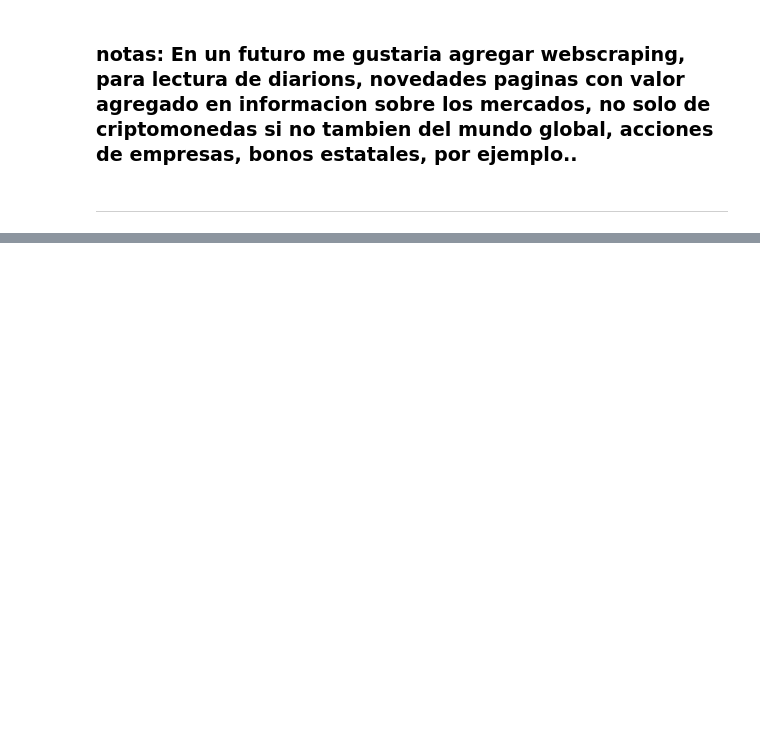
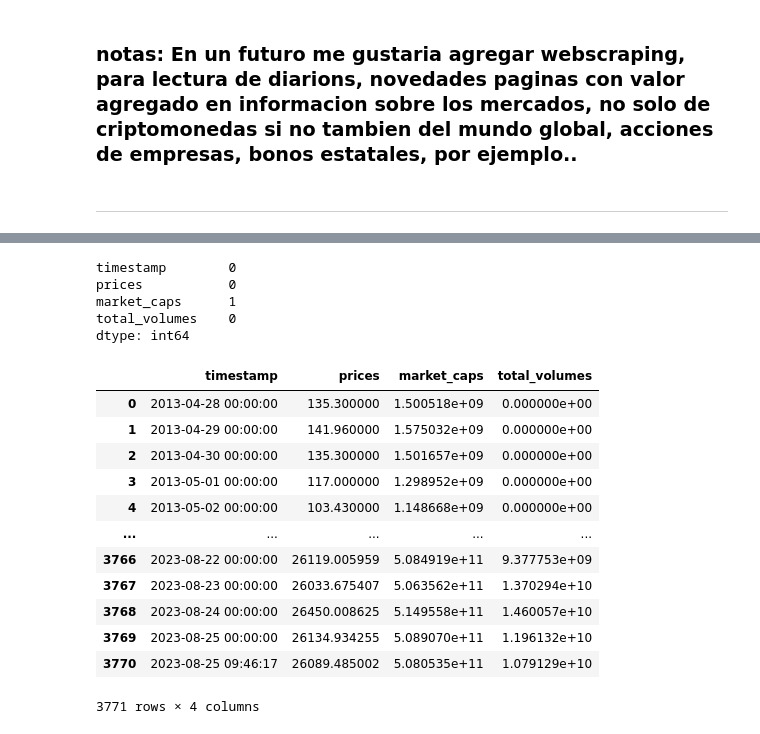
Before and after one commit to Lucaramallo/Cripto_analisis_lucaramallo, a Jupyter notebook: ETLs/ETL_Coingecko_API.ipynb, the cells around one changed output, grey strips where cells are left out. Drawn from its saved outputs; the diff is of its cells as text; code cells hidden in the pictures; blank space fills up the shorter version.

```diff
--- a/ETLs/ETL_Coingecko_API.ipynb
+++ b/ETLs/ETL_Coingecko_API.ipynb
@@ -1372,0 +1427,24 @@ _________________________________________
+# %%
+df_bit.isnull().sum()
+# %% [output]
+timestamp        0
+prices           0
+market_caps      1
+total_volumes    0
+dtype: int64
+# %%
+df_bit.drop_duplicates()
+# %% [output]
+|  | timestamp | prices | market_caps | total_volumes |
+| 0 | 2013-04-28 00:00:00 | 135.300000 | 1.500518e+09 | 0.000000e+00 |
+| 1 | 2013-04-29 00:00:00 | 141.960000 | 1.575032e+09 | 0.000000e+00 |
+| 2 | 2013-04-30 00:00:00 | 135.300000 | 1.501657e+09 | 0.000000e+00 |
+| 3 | 2013-05-01 00:00:00 | 117.000000 | 1.298952e+09 | 0.000000e+00 |
+| 4 | 2013-05-02 00:00:00 | 103.430000 | 1.148668e+09 | 0.000000e+00 |
+| ... | ... | ... | ... | ... |
+| 3766 | 2023-08-22 00:00:00 | 26119.005959 | 5.084919e+11 | 9.377753e+09 |
+| 3767 | 2023-08-23 00:00:00 | 26033.675407 | 5.063562e+11 | 1.370294e+10 |
+| 3768 | 2023-08-24 00:00:00 | 26450.008625 | 5.149558e+11 | 1.460057e+10 |
+| 3769 | 2023-08-25 00:00:00 | 26134.934255 | 5.089070e+11 | 1.196132e+10 |
+| 3770 | 2023-08-25 09:46:17 | 26089.485002 | 5.080535e+11 | 1.079129e+10 |
+3771 rows × 4 columns
```
Also changed, not shown: parts of 8 cells of this notebook, 2 other files.
